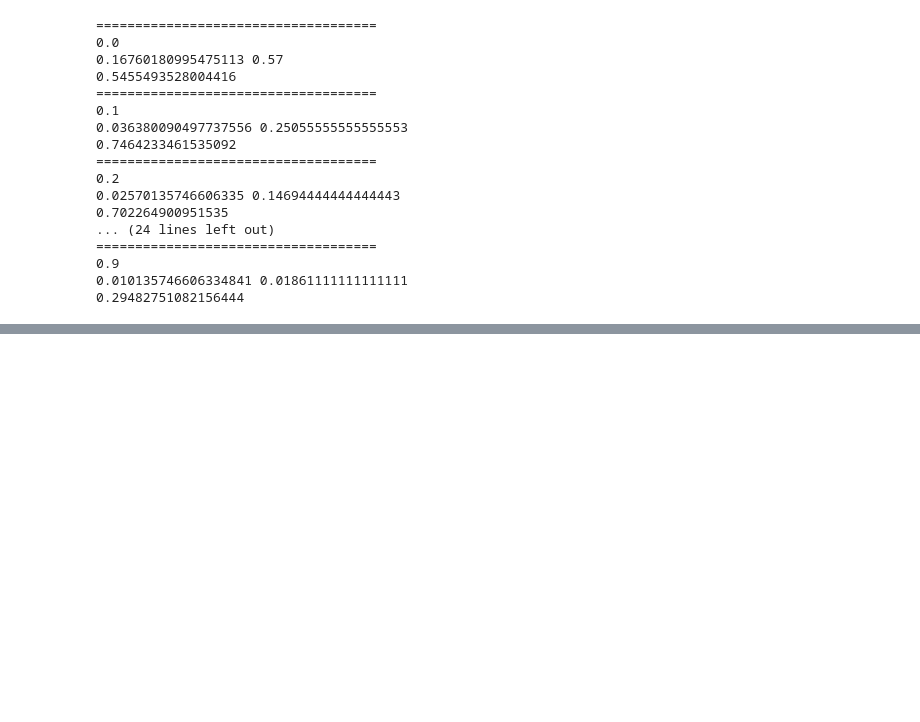
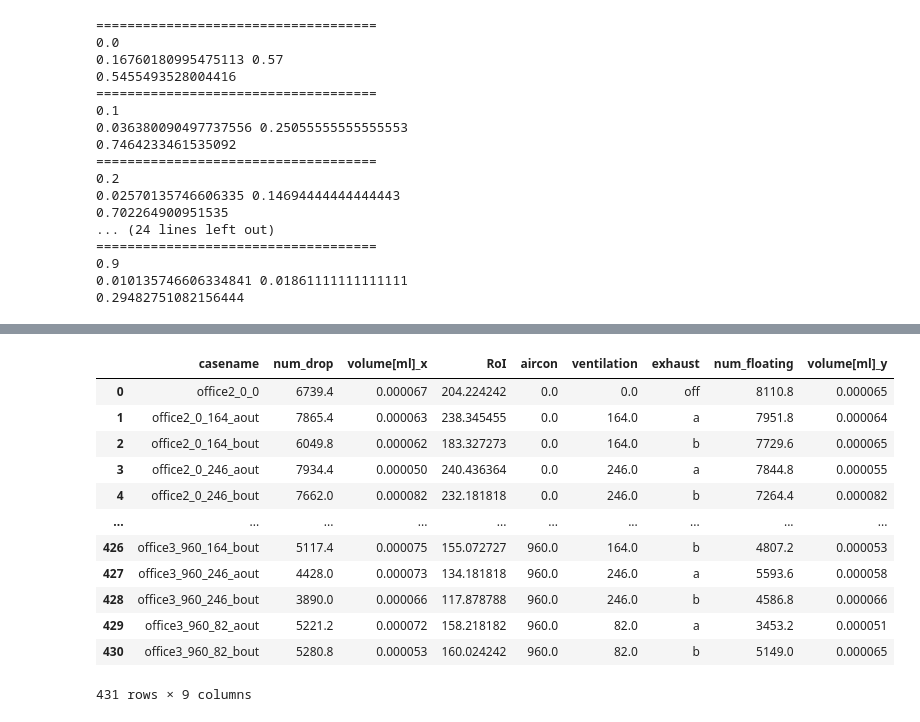
Before and after one commit to Enehentaro/MachineLearning, a Jupyter notebook: NoteBook/TrialAndError.ipynb, the cells around one changed output, grey strips where cells are left out. Saved outputs shown, nothing was run; the diff lists cells and outputs as text; code cells hidden in the pictures; blank space fills up the shorter version.

```diff
--- a/NoteBook/TrialAndError.ipynb
+++ b/NoteBook/TrialAndError.ipynb
@@ -157,0 +234,17 @@ for threshold in threshold_array:
+# %%
+df_total = pd.merge(df_summary, df_floating, on="casename")
+df_total
+# %% [output]
+|  | casename | num_drop | volume[ml]_x | RoI | aircon | ventilation | exhaust | num_floating | volume[ml]_y |
+| 0 | office2_0_0 | 6739.4 | 0.000067 | 204.224242 | 0.0 | 0.0 | off | 8110.8 | 0.000065 |
+| 1 | office2_0_164_aout | 7865.4 | 0.000063 | 238.345455 | 0.0 | 164.0 | a | 7951.8 | 0.000064 |
+| 2 | office2_0_164_bout | 6049.8 | 0.000062 | 183.327273 | 0.0 | 164.0 | b | 7729.6 | 0.000065 |
+| 3 | office2_0_246_aout | 7934.4 | 0.000050 | 240.436364 | 0.0 | 246.0 | a | 7844.8 | 0.000055 |
+| 4 | office2_0_246_bout | 7662.0 | 0.000082 | 232.181818 | 0.0 | 246.0 | b | 7264.4 | 0.000082 |
+| ... | ... | ... | ... | ... | ... | ... | ... | ... | ... |
+| 426 | office3_960_164_bout | 5117.4 | 0.000075 | 155.072727 | 960.0 | 164.0 | b | 4807.2 | 0.000053 |
+| 427 | office3_960_246_aout | 4428.0 | 0.000073 | 134.181818 | 960.0 | 246.0 | a | 5593.6 | 0.000058 |
+| 428 | office3_960_246_bout | 3890.0 | 0.000066 | 117.878788 | 960.0 | 246.0 | b | 4586.8 | 0.000066 |
+| 429 | office3_960_82_aout | 5221.2 | 0.000072 | 158.218182 | 960.0 | 82.0 | a | 3453.2 | 0.000051 |
+| 430 | office3_960_82_bout | 5280.8 | 0.000053 | 160.024242 | 960.0 | 82.0 | b | 5149.0 | 0.000065 |
+431 rows × 9 columns
```
Also changed, not shown: parts of 9 cells of this notebook, 10 other files.
